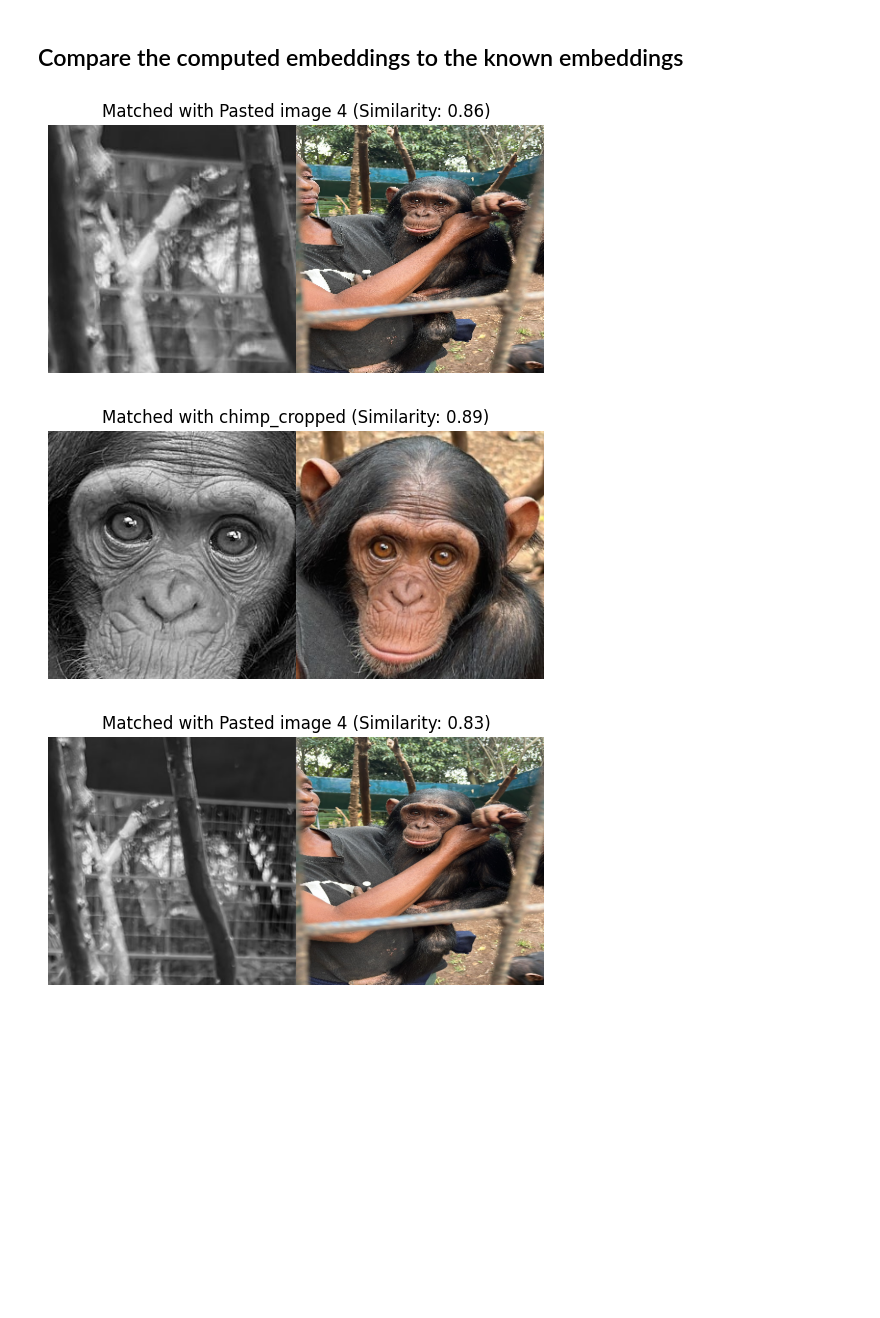
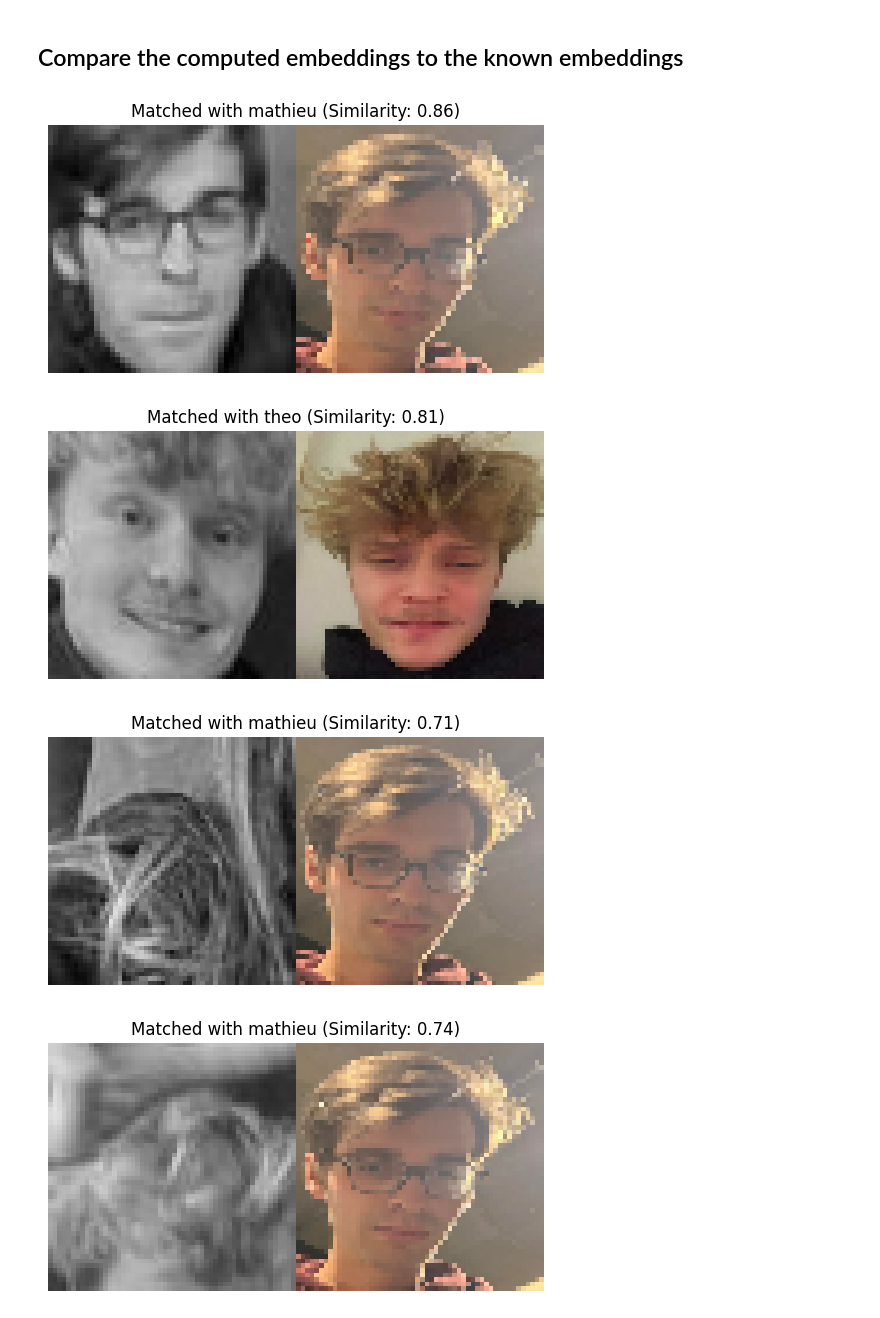
Before and after one commit to TheodoreCouz/ChimpRec, a Jupyter notebook: Human Recognizer/code.ipynb, the cells around one changed output. Drawn from its saved outputs; the diff is of its cells as text; code cells hidden in the pictures; blank space fills up the shorter version.

```diff
--- a/Human Recognizer/code.ipynb
+++ b/Human Recognizer/code.ipynb
@@ -40,14 +40,14 @@ haar_cascade = cv2.CascadeClassifier("/home/theo/Documents/Unif/Master/ChimpRec/
 # %% [markdown]
 <h2>Isolate the detected faces</h2>
 # %%
-src_img = cv2.imread(f"{face_type}/dataset/Pasted image 9.png", 0)
+src_img = cv2.imread(f"{face_type}/dataset/Pasted image 1.png", 0)
 src_img_grey = cv2.cvtColor(src_img, cv2.COLOR_RGB2BGR)
 
 faces = haar_cascade.detectMultiScale(
     src_img_grey,
     scaleFactor=1.05,
     minNeighbors=1,
-    minSize=(250, 250) # to adjust (40, 40) (250, 250)
+    minSize=(150, 150)# to adjust (40, 40) (250, 250)
 )
 
 i = 0
@@ -97,30 +102,31 @@ for filename in os.listdir(f"{face_type}/dataset"):
 # %%
 n_matched = 0
 
 for index, embed in enumerate(embeddings):
     best_sim = (0, "nobody")
     for name, known_embed in known_embeddings.items():
         # Ensure known embedding is reshaped to 2D for comparison
         sim = cosine_similarity(embed.reshape(1, -1), known_embed.reshape(1, -1))[0][0]
-        if sim > best_sim[0] and sim > 0.8:
+        if sim > best_sim[0] and sim > 0.2:
             best_sim = (sim, name)
 
     if best_sim[0] > 0:
         cropped = cropped_faces[index]
         if len(cropped.shape) == 2:
             cropped = cv2.cvtColor(cropped, cv2.COLOR_GRAY2BGR)
         guessed = cv2.imread(f"{face_type}/dataset/{best_sim[1]}.png")
         guessed_resized = cv2.resize(guessed, (cropped.shape[1], cropped.shape[0]))
         side_by_side = np.concatenate((cropped, guessed_resized), axis=1)
         side_by_side_rgb = cv2.cvtColor(side_by_side, cv2.COLOR_BGR2RGB)
         plt.imshow(side_by_side_rgb)
         plt.title(f"Matched with {best_sim[1]} (Similarity: {best_sim[0]:.2f})")
         plt.axis('off')
         plt.show()
         n_matched += 1
 
 if n_matched == 0: print("no match for this picture")
 # %% [output]
-[figure, old version]
+[figure, new version]
-[figure, old version]
+[figure, new version]
-[figure, old version]
+[figure, new version]
+[figure, added]
```
Also changed, not shown: parts of 3 cells of this notebook, 5 other files.
